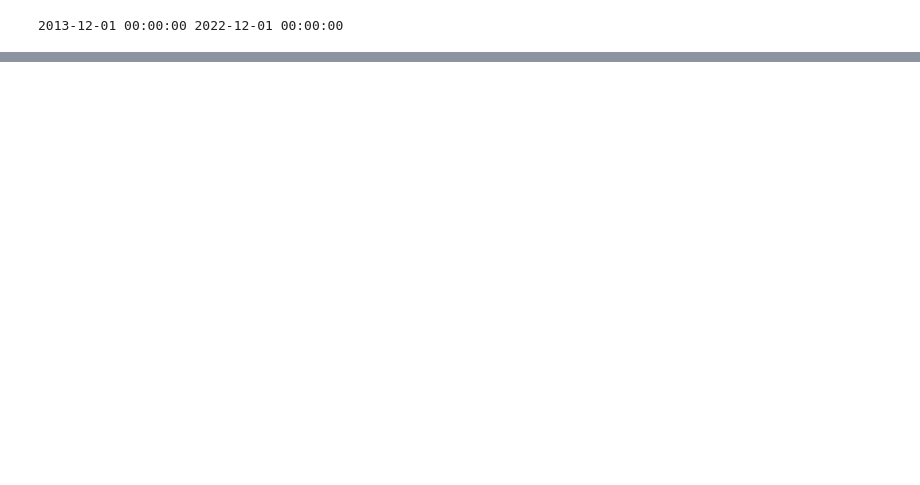
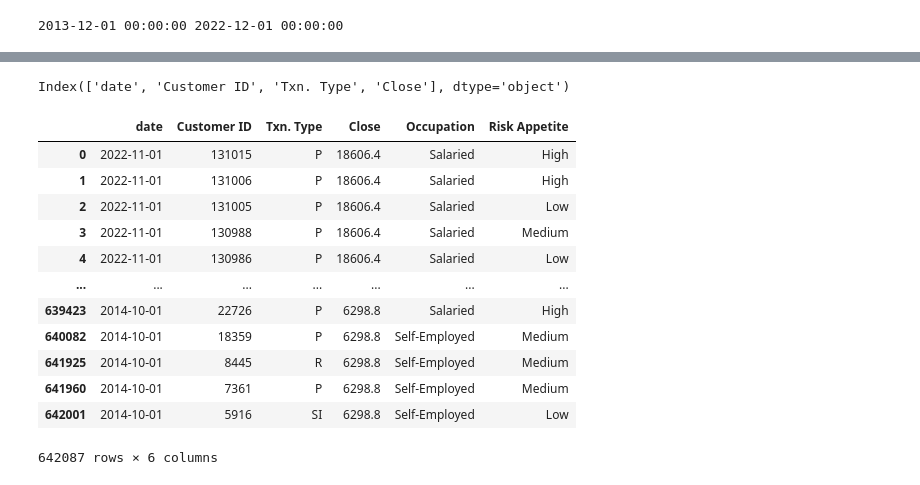
Before and after one commit to dhananjay-tribugs/Finance_project, a Jupyter notebook: notebooks/eda.ipynb, the cells around one changed output, grey strips where cells are left out. Saved outputs shown, nothing was run; the diff lists cells and outputs as text; code cells hidden in the pictures; blank space fills up the shorter version.

```diff
--- a/notebooks/eda.ipynb
+++ b/notebooks/eda.ipynb
@@ -101,0 +39,3 @@ df2
+# %%
+index_data = pd.read_csv(r"data\NIFTY FINANCIAL SERVICES_Data.csv")
+index_data.head()
@@ -101,0 +49,3 @@ df2
+# %%
+cust_data = pd.read_excel(r"data\MF Customer Details.xlsx")
+cust_data.head()
@@ -101,0 +75,27 @@ df2
+# %%
+index_data["Date"] = pd.to_datetime(index_data["Date"])
+redeem_data["Date"] = pd.to_datetime(redeem_data["date"])
+# %%
+redeem_data = redeem_data[['date',"Customer ID",'Txn. Type',]]
+index_data = index_data[['Date','Close']]
+index_data.rename(columns={"Date":"date"},inplace=True)
+df_raw = pd.merge(redeem_data,index_data, how = 'inner', left_on= "date", right_on="date")
+df_raw.columns
+# %% [output]
+Index(['date', 'Customer ID', 'Txn. Type', 'Close'], dtype='object')
+# %%
+df_raw.join(cust_data.set_index("Customer ID"),how='inner', on='Customer ID')
+# %% [output]
+|  | date | Customer ID | Txn. Type | Close | Occupation | Risk Appetite |
+| 0 | 2022-11-01 | 131015 | P | 18606.4 | Salaried | High |
+| 1 | 2022-11-01 | 131006 | P | 18606.4 | Salaried | High |
+| 2 | 2022-11-01 | 131005 | P | 18606.4 | Salaried | Low |
+| 3 | 2022-11-01 | 130988 | P | 18606.4 | Salaried | Medium |
+| 4 | 2022-11-01 | 130986 | P | 18606.4 | Salaried | Low |
+| ... | ... | ... | ... | ... | ... | ... |
+| 639423 | 2014-10-01 | 22726 | P | 6298.8 | Salaried | High |
+| 640082 | 2014-10-01 | 18359 | P | 6298.8 | Self-Employed | Medium |
+| 641925 | 2014-10-01 | 8445 | R | 6298.8 | Self-Employed | Medium |
+| 641960 | 2014-10-01 | 7361 | P | 6298.8 | Self-Employed | Medium |
+| 642001 | 2014-10-01 | 5916 | SI | 6298.8 | Self-Employed | Low |
+642087 rows × 6 columns
```
Also changed, not shown: parts of 30 cells of this notebook, 3 other files.
